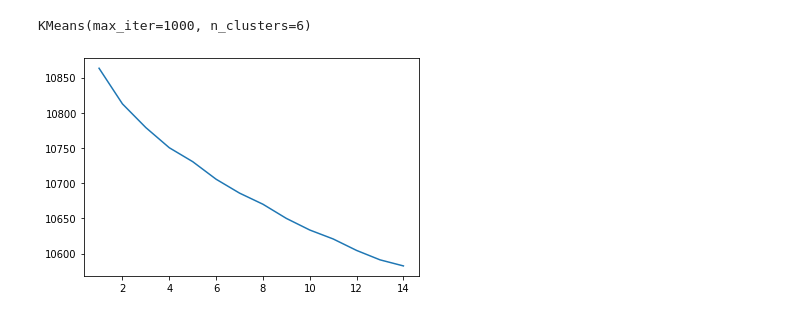
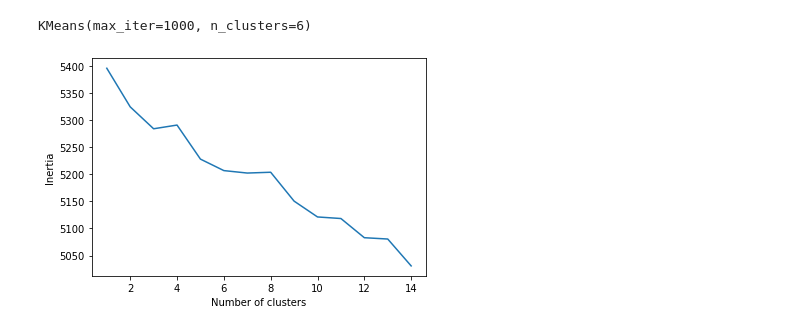
Before and after one commit to ShashiKiranMR/CS-7641-ML-Project, a Jupyter notebook: src/script.ipynb, the cells around one changed output. Cells and saved outputs as stored; diff of their text form; code cells hidden in the pictures.

Commit message:
Updating clustering code: 1. k means clustering on bow 2. bert encoding 3. Dimension reduction using SVD 4. Word cloud graphs for all the cases 5. k means clustering on bert encoding

```diff
--- a/src/script.ipynb
+++ b/src/script.ipynb
@@ -65,12 +71,15 @@ merged_data.extend(train_data)
 merged_data.extend(test_data)
 # %%
 # Getting bag of words data structure
-CountVec = CountVectorizer(ngram_range=(1,1), stop_words='english')
+CountVec = CountVectorizer(ngram_range=(1,1), preprocessor=tf_idf.preprocess_text, stop_words='english')
 Count_data = CountVec.fit_transform(merged_data)
+X_train = X[0:len(train_data)]
+X_test = X[len(train_data):]
 # print(CountVec.get_feature_names())
 cv_dataframe=pd.DataFrame(Count_data.toarray(),columns=CountVec.get_feature_names_out())
 pd.set_option('display.max_colwidth', None)
 pd.set_option('display.max_rows', None)
 display(cv_dataframe.head(5).loc[:,cv_dataframe.head(5).any()])
+# print(cv_dataframe.head(5).loc[:,cv_dataframe.head(5).any()].iloc[:, : 10].to_markdown())
 # print(cv_dataframe)
 # %% [output]
@@ -83,0 +87,19 @@ display(cv_dataframe.head(5).loc[:,cv_dataframe.head(5).any()])
+# %%
+# Cluster documents based on BOW model
+bow_distortions = []
+K = range(1,15)
+
+for k in K:
+    bow_model = KMeans(n_clusters=k, init='k-means++', max_iter=1000, n_init=10)
+    bow_model.fit(X_train)
+    bow_distortions.append(bow_model.inertia_)
+
+plt.plot(K, bow_distortions)
+plt.xlabel("Number of clusters")
+plt.ylabel("Inertia")
+# print(distortions)
+
+# Choosing the best k from elbow method.
+true_k = 6
+bow_model = KMeans(n_clusters=true_k, init='k-means++', max_iter=1000, n_init=10)
+bow_model.fit(X_train)
@@ -84,10 +162,10 @@ display(cv_dataframe.head(5).loc[:,cv_dataframe.head(5).any()])
 # %%
-# Training the Model
 # Getting tf-idf data structure
 # Vectorize the text
-vectorizer = TfidfVectorizer(stop_words='english')
+vectorizer = TfidfVectorizer(preprocessor=tf_idf.preprocess_text, stop_words='english')
 X = vectorizer.fit_transform(merged_data)
 X_train = X[0:len(train_data)]
 X_test = X[len(train_data):]
 tf_idf_df=pd.DataFrame(X_train.toarray(),columns=vectorizer.get_feature_names_out())
 display(tf_idf_df.head(5).loc[:,tf_idf_df.head(5).any()])
+print(tf_idf_df.head(5).loc[:,tf_idf_df.head(5).any()].iloc[:, : 10].to_markdown())
@@ -94,21 +187,29 @@ display(tf_idf_df.head(5).loc[:,tf_idf_df.head(5).any()])
+# %%
+# Dimension reduction on TF-IDF using SVD
+svd = TruncatedSVD(n_components=500, n_iter=10, random_state=42)
+X_new = svd.fit_transform(X)
+X_train = X_new[0:len(train_data)]
+X_test = X_new[len(train_data):]
 # %%
-# cluster documents
+# cluster documents based on tf-idf scores
 distortions = []
 K = range(1,15)
 
 for k in K:
     model = KMeans(n_clusters=k, init='k-means++', max_iter=1000, n_init=10)
     model.fit(X_train)
     distortions.append(model.inertia_)
 
 plt.plot(K, distortions)
+plt.xlabel("Number of clusters")
+plt.ylabel("Inertia")
 # print(distortions)
 
 # Choosing the best k from elbow method.
 true_k = 6
 model = KMeans(n_clusters=true_k, init='k-means++', max_iter=1000, n_init=10)
 model.fit(X_train)
 # %% [output]
 KMeans(max_iter=1000, n_clusters=6)
-[figure, old version]
+[figure, new version]
 # %%
```
Also changed, not shown: parts of 11 cells of this notebook, 1 other file.
